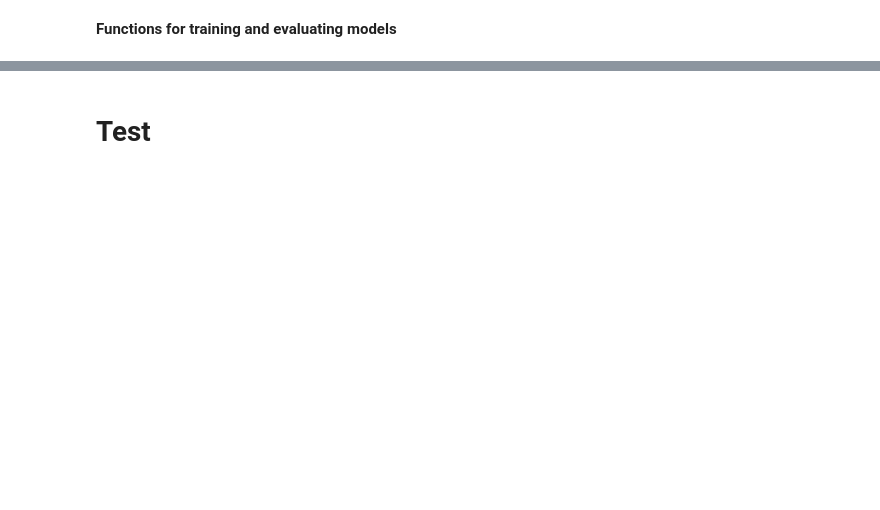
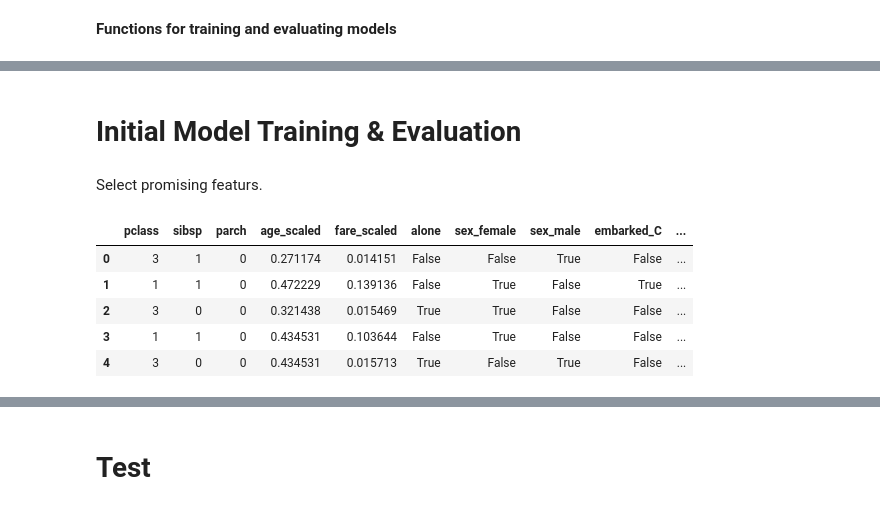
Before and after one commit to gabrielbaiduc/titanic, a Jupyter notebook: titanic.ipynb, the cells around one changed output, grey strips where cells are left out. Cells and saved outputs as stored; diff of their text form; code cells hidden in the pictures; blank space fills up the shorter version.

```diff
--- a/titanic.ipynb
+++ b/titanic.ipynb
@@ -285,21 +87,0 @@ Nothing special, do not include.
-# %%
-# create the feature column to be filled with sqr transformed age values (in order that it fits the beta dist more)
-train_df['age_sqr_beta_filled'] = train_df['age']**2
-
-# fit beta distribution to the training datas'
-age_nona = train_df[train_df['age_sqr_beta_filled'].isna() == False]['age_sqr_beta_filled']
-fit_params = beta.fit(age_nona)
-a, b, c, d = fit_params
-
-# draw a random sample from the distribution
-random_sample = beta.rvs(a, b, loc=c, scale=d, size=177, random_state=42)
-
-# obtain the indices of the missing values
-missing_indices = train_df.index[train_df['age_sqr_beta_filled'].isnull()]
-
-# fill the instances with the random sample
-train_df.loc[missing_indices, 'age_sqr_beta_filled'] = random_sample
-
-# obtain histogram
-sns.histplot(train_df,
-            x='age_sqr_beta_filled')
@@ -375,3 +87,0 @@ sns.heatmap(fare_contingency_table, annot=True, cmap='viridis', linewidth=0.5)
-# %%
-# add the binned 'fare' as a feature to the training data
-train_df['binned_fare'] = binned_fare
@@ -544,0 +236,15 @@ feature_importance.sort_values('Importances', ascending=False)
+# %% [markdown]
+# Initial Model Training & Evaluation
+# %% [markdown]
+Select promising featurs.
+# %%
+features = ['pclass', 'sex', 'sibsp', 'parch', 'embarked', 'title', 'age_scaled', 'fare_scaled', 'alone']
+X_train = pd.get_dummies(train_df[features])
+X_train.head()
+# %% [output]
+|  | pclass | sibsp | parch | age_scaled | fare_scaled | alone | sex_female | sex_male | embarked_C | ... |
+| 0 | 3 | 1 | 0 | 0.271174 | 0.014151 | False | False | True | False | ... |
+| 1 | 1 | 1 | 0 | 0.472229 | 0.139136 | False | True | False | True | ... |
+| 2 | 3 | 0 | 0 | 0.321438 | 0.015469 | True | True | False | False | ... |
+| 3 | 1 | 1 | 0 | 0.434531 | 0.103644 | False | True | False | False | ... |
+| 4 | 3 | 0 | 0 | 0.434531 | 0.015713 | True | False | True | False | ... |
```
Also changed, not shown: parts of 120 cells of this notebook.
